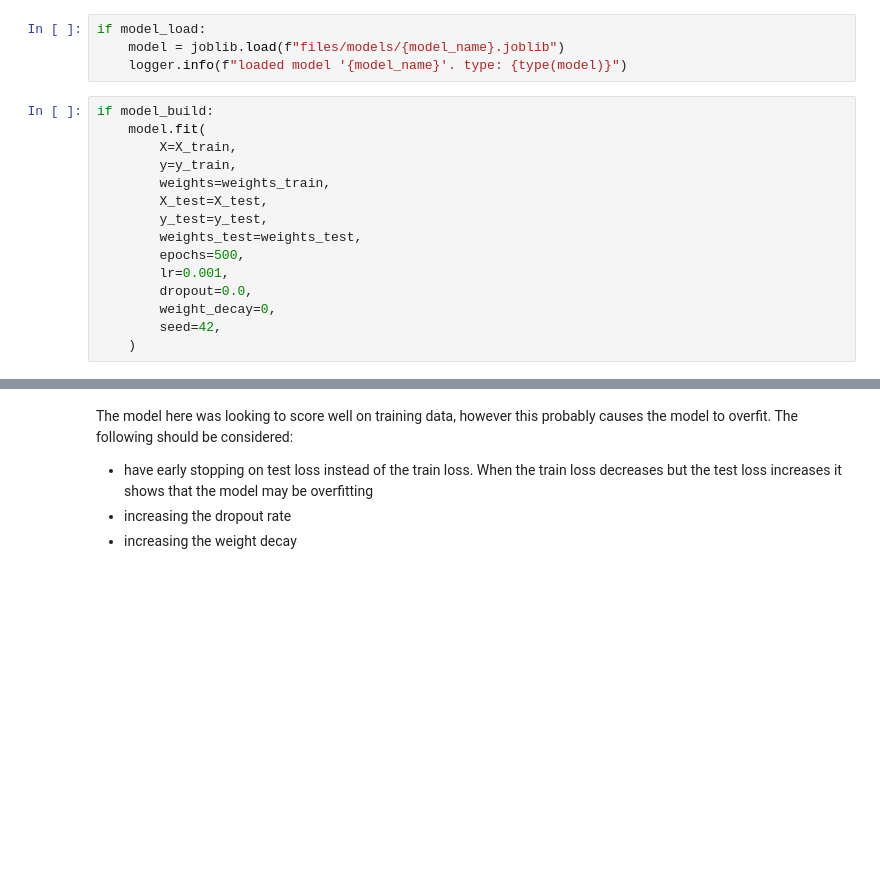
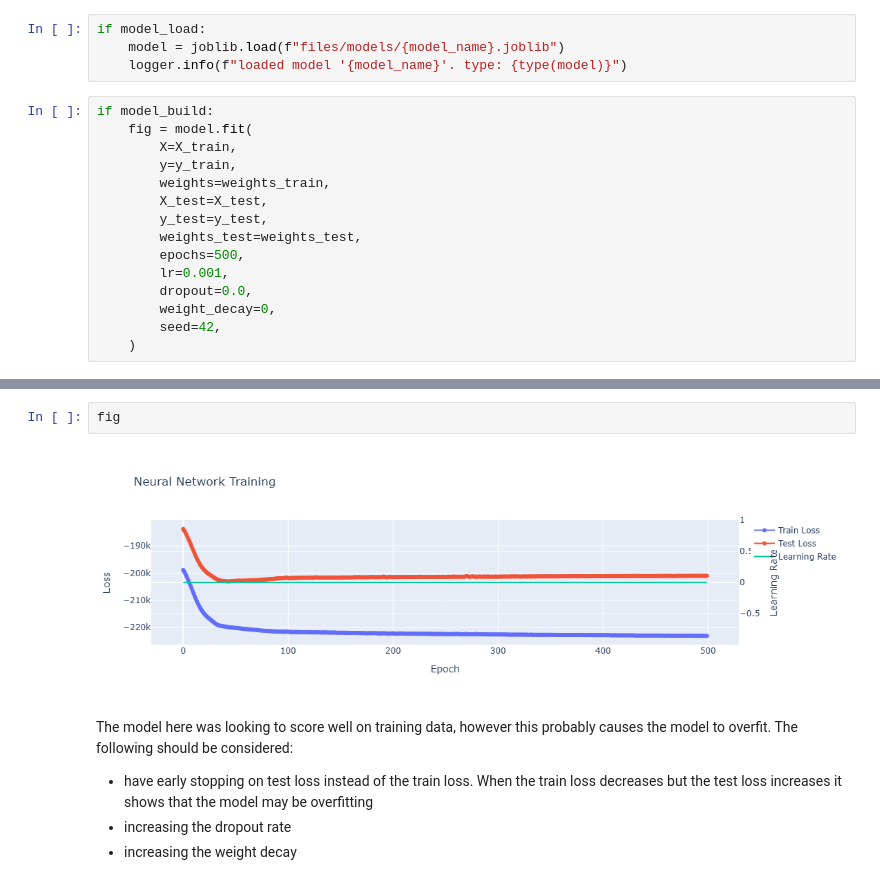
Before and after one commit to jkoestner/soa_ai_challenge_26, a Jupyter notebook: notebooks/soa_neural.ipynb, the cells around one changed output, grey strips where cells are left out. Saved outputs shown, nothing was run; the diff lists cells and outputs as text; blank space fills up the shorter version.

```diff
--- a/notebooks/soa_neural.ipynb
+++ b/notebooks/soa_neural.ipynb
@@ -488,7 +488,7 @@ if model_load:
     logger.info(f"loaded model '{model_name}'. type: {type(model)}")
 # %%
 if model_build:
-    model.fit(
+    fig = model.fit(
         X=X_train,
         y=y_train,
         weights=weights_train,
@@ -512,3 +508,7 @@ if model_build:
+# %%
+fig
+# %% [output]
+[figure, added]
 # %% [markdown]
 The model here was looking to score well on training data, however this probably causes the model to overfit. The following should be considered:
 - have early stopping on test loss instead of the train loss. When the train loss decreases but the test loss increases it shows that the model may be overfitting
```
Also changed, not shown: parts of 1 cell of this notebook, 3 other files.
